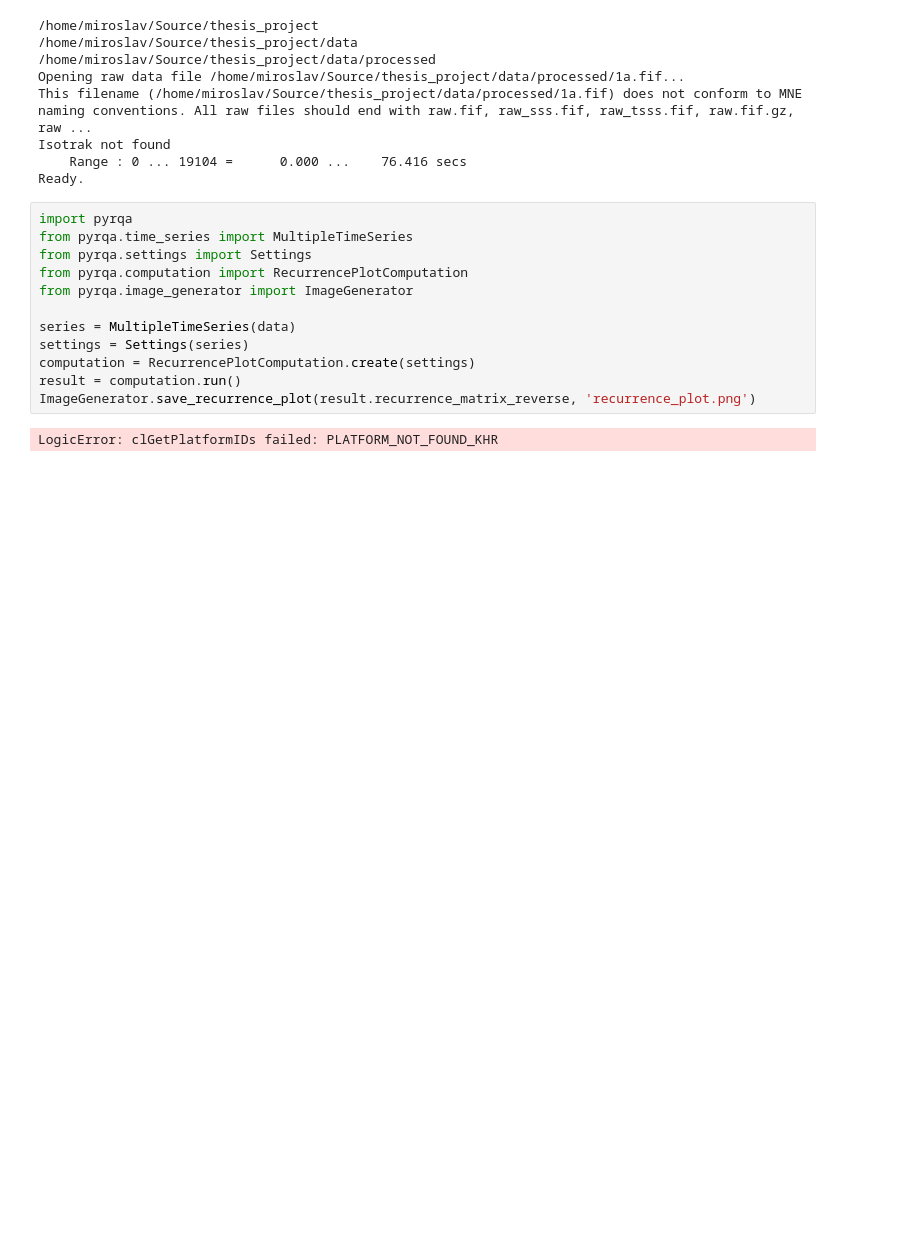
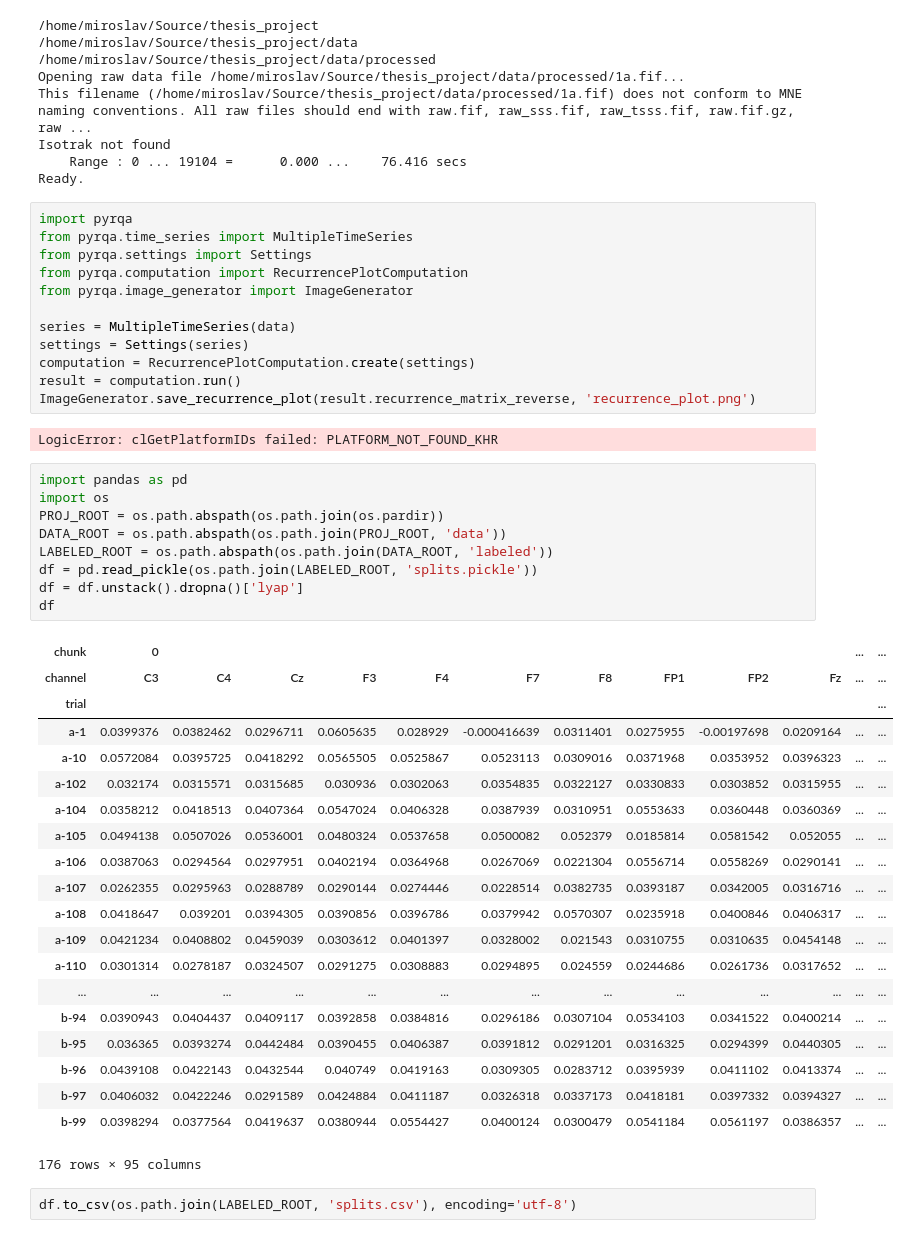
Before and after one commit to mirgee/thesis_project, a Jupyter notebook: notebooks/playground.ipynb, the cells around one changed output. Cells and saved outputs as stored; diff of their text form; blank space fills up the shorter version.

```diff
--- a/notebooks/playground.ipynb
+++ b/notebooks/playground.ipynb
@@ -76,3 +57,35 @@ result = computation.run()
 ImageGenerator.save_recurrence_plot(result.recurrence_matrix_reverse, 'recurrence_plot.png')
 # %% [output]
 LogicError: clGetPlatformIDs failed: PLATFORM_NOT_FOUND_KHR
+# %%
+import pandas as pd
+import os
+PROJ_ROOT = os.path.abspath(os.path.join(os.pardir))
+DATA_ROOT = os.path.abspath(os.path.join(PROJ_ROOT, 'data'))
+LABELED_ROOT = os.path.abspath(os.path.join(DATA_ROOT, 'labeled'))
+df = pd.read_pickle(os.path.join(LABELED_ROOT, 'splits.pickle'))
+df = df.unstack().dropna()['lyap']
+df
+# %% [output]
+| chunk | 0 |  |  |  |  |  |  |  |  |  | ... | ... |
+| channel | C3 | C4 | Cz | F3 | F4 | F7 | F8 | FP1 | FP2 | Fz | ... | ... |
+| trial |  |  |  |  |  |  |  |  |  |  |  | ... |
+| a-1 | 0.0399376 | 0.0382462 | 0.0296711 | 0.0605635 | 0.028929 | -0.000416639 | 0.0311401 | 0.0275955 | -0.00197698 | 0.0209164 | ... | ... |
+| a-10 | 0.0572084 | 0.0395725 | 0.0418292 | 0.0565505 | 0.0525867 | 0.0523113 | 0.0309016 | 0.0371968 | 0.0353952 | 0.0396323 | ... | ... |
+| a-102 | 0.032174 | 0.0315571 | 0.0315685 | 0.030936 | 0.0302063 | 0.0354835 | 0.0322127 | 0.0330833 | 0.0303852 | 0.0315955 | ... | ... |
+| a-104 | 0.0358212 | 0.0418513 | 0.0407364 | 0.0547024 | 0.0406328 | 0.0387939 | 0.0310951 | 0.0553633 | 0.0360448 | 0.0360369 | ... | ... |
+| a-105 | 0.0494138 | 0.0507026 | 0.0536001 | 0.0480324 | 0.0537658 | 0.0500082 | 0.052379 | 0.0185814 | 0.0581542 | 0.052055 | ... | ... |
+| a-106 | 0.0387063 | 0.0294564 | 0.0297951 | 0.0402194 | 0.0364968 | 0.0267069 | 0.0221304 | 0.0556714 | 0.0558269 | 0.0290141 | ... | ... |
+| a-107 | 0.0262355 | 0.0295963 | 0.0288789 | 0.0290144 | 0.0274446 | 0.0228514 | 0.0382735 | 0.0393187 | 0.0342005 | 0.0316716 | ... | ... |
+| a-108 | 0.0418647 | 0.039201 | 0.0394305 | 0.0390856 | 0.0396786 | 0.0379942 | 0.0570307 | 0.0235918 | 0.0400846 | 0.0406317 | ... | ... |
+| a-109 | 0.0421234 | 0.0408802 | 0.0459039 | 0.0303612 | 0.0401397 | 0.0328002 | 0.021543 | 0.0310755 | 0.0310635 | 0.0454148 | ... | ... |
+| a-110 | 0.0301314 | 0.0278187 | 0.0324507 | 0.0291275 | 0.0308883 | 0.0294895 | 0.024559 | 0.0244686 | 0.0261736 | 0.0317652 | ... | ... |
+| ... | ... | ... | ... | ... | ... | ... | ... | ... | ... | ... | ... | ... |
+| b-94 | 0.0390943 | 0.0404437 | 0.0409117 | 0.0392858 | 0.0384816 | 0.0296186 | 0.0307104 | 0.0534103 | 0.0341522 | 0.0400214 | ... | ... |
+| b-95 | 0.036365 | 0.0393274 | 0.0442484 | 0.0390455 | 0.0406387 | 0.0391812 | 0.0291201 | 0.0316325 | 0.0294399 | 0.0440305 | ... | ... |
+| b-96 | 0.0439108 | 0.0422143 | 0.0432544 | 0.040749 | 0.0419163 | 0.0309305 | 0.0283712 | 0.0395939 | 0.0411102 | 0.0413374 | ... | ... |
+| b-97 | 0.0406032 | 0.0422246 | 0.0291589 | 0.0424884 | 0.0411187 | 0.0326318 | 0.0337173 | 0.0418181 | 0.0397332 | 0.0394327 | ... | ... |
+| b-99 | 0.0398294 | 0.0377564 | 0.0419637 | 0.0380944 | 0.0554427 | 0.0400124 | 0.0300479 | 0.0541184 | 0.0561197 | 0.0386357 | ... | ... |
+176 rows × 95 columns
+# %%
+df.to_csv(os.path.join(LABELED_ROOT, 'splits.csv'), encoding='utf-8')
```
Also changed, not shown: parts of 2 cells of this notebook, 2 other files.
